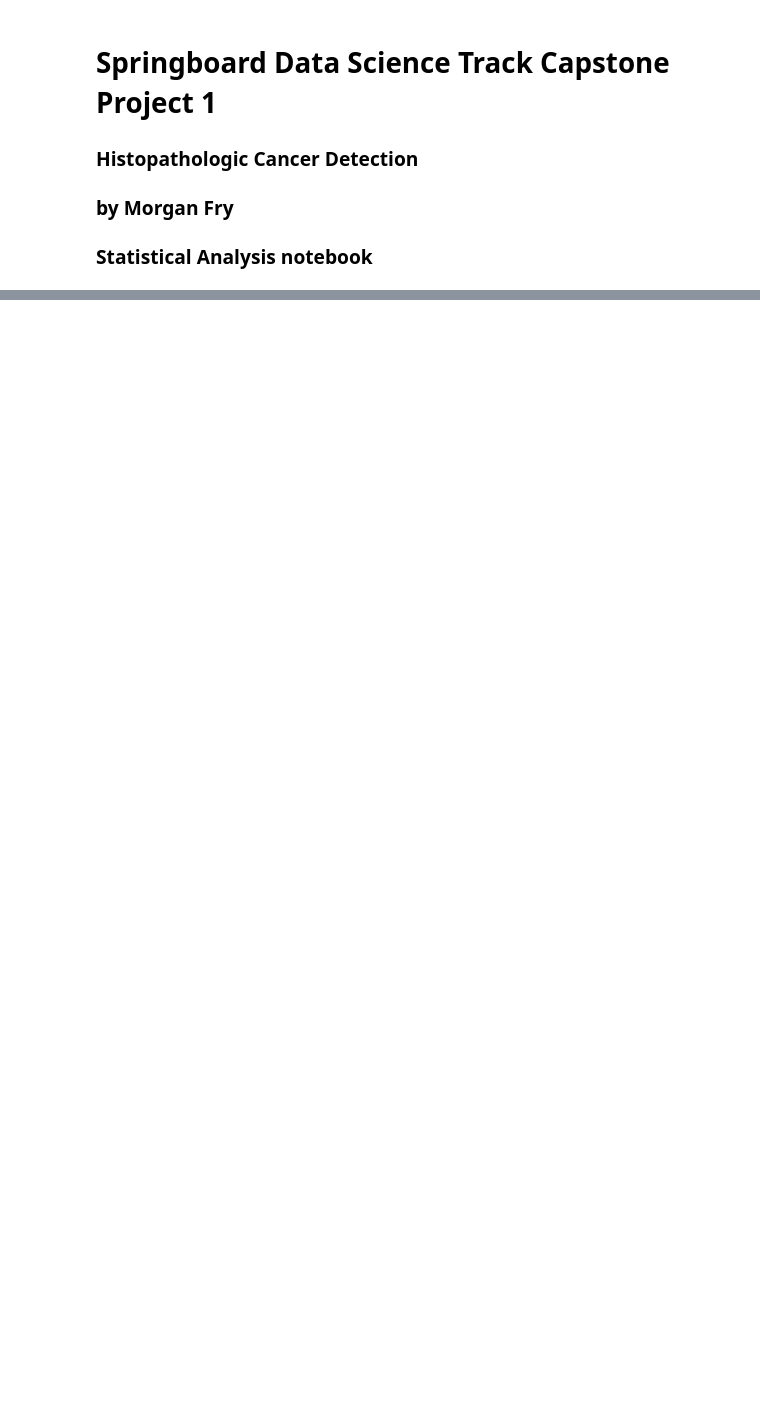
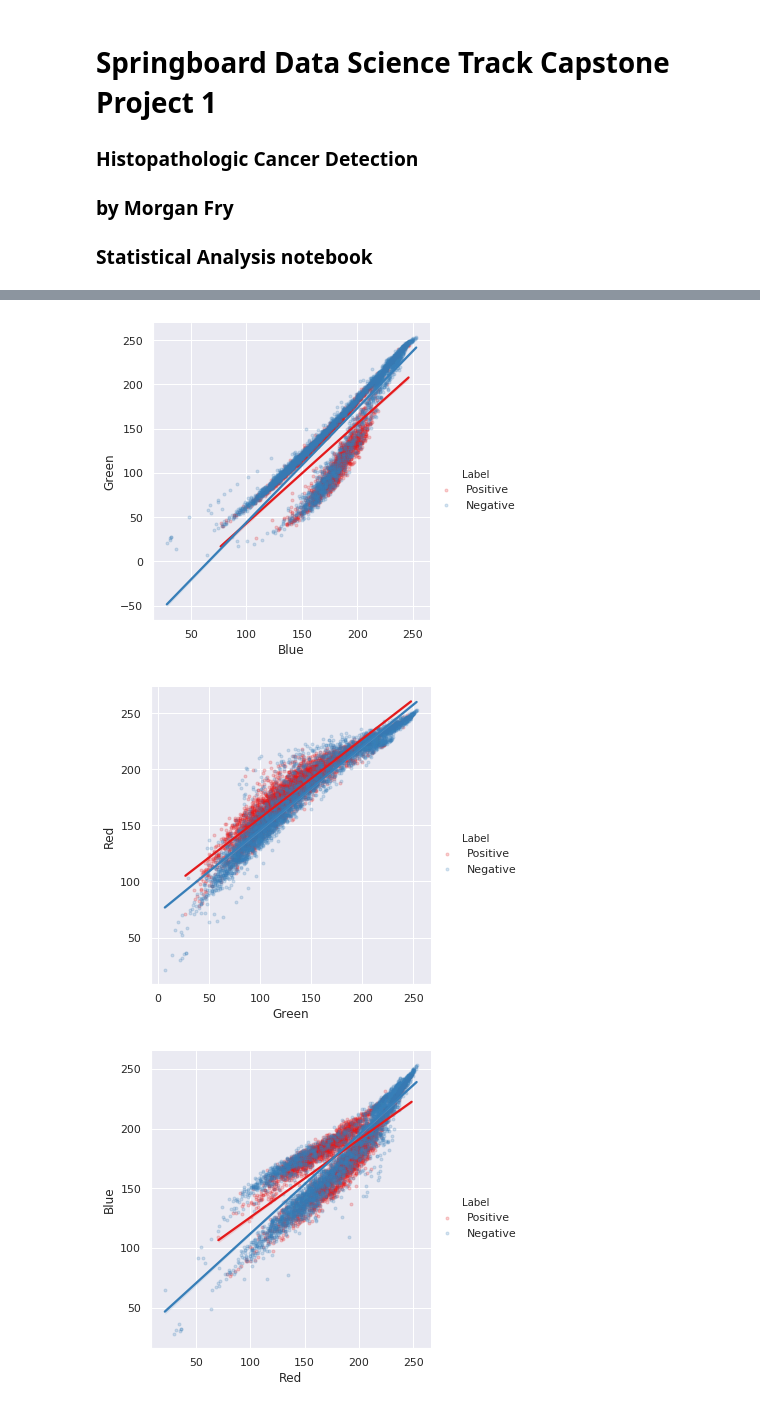
Before and after one commit to morganfry/springboard, a Jupyter notebook: Capstone Project 1/Spr_Cap1_Mfry_Inferential_Statistics.ipynb, the cells around one changed output, grey strips where cells are left out. Drawn from its saved outputs; the diff is of its cells as text; code cells hidden in the pictures; blank space fills up the shorter version.

```diff
--- a/Capstone Project 1/Spr_Cap1_Mfry_Inferential_Statistics.ipynb
+++ b/Capstone Project 1/Spr_Cap1_Mfry_Inferential_Statistics.ipynb
@@ -83,0 +211,26 @@ lambda_est=np.mean(X_p_mean)
+# %%
+bp_mean=[np.mean(a) for a in bp]
+gp_mean=[np.mean(a) for a in gp]
+rp_mean=[np.mean(a) for a in rp]
+bn_mean=[np.mean(a) for a in bn]
+gn_mean=[np.mean(a) for a in gn]
+rn_mean=[np.mean(a) for a in rn]
+# %%
+Xpmeand={'Label':'Positive','Blue':bp_mean,'Green':gp_mean,'Red':rp_mean}
+Xnmeand={'Label':'Negative','Blue':bn_mean,'Green':gn_mean,'Red':rn_mean}
+
+X_p_df=pd.DataFrame(Xpmeand)
+X_n_df=pd.DataFrame(Xnmeand)
+
+X_mean_df=X_p_df.append(X_n_df)
+# %%
+#fig,axs=plt.subplots(3,1, figsize=(7,7))
+sns.set()
+sns.lmplot(x='Blue',y='Green',data=X_mean_df,hue='Label',palette='Set1',markers='.',scatter_kws={'alpha':0.2},aspect=1)
+sns.lmplot(x='Green',y='Red',data=X_mean_df,hue='Label',palette='Set1',markers='.',scatter_kws={'alpha':0.2},aspect=1)
+sns.lmplot(x='Red',y='Blue',data=X_mean_df,hue='Label',palette='Set1',markers='.',scatter_kws={'alpha':0.2},aspect=1)
+plt.show()
+# %% [output]
+[figure, added]
+[figure, added]
+[figure, added]
```
Also changed, not shown: parts of 69 cells of this notebook.
